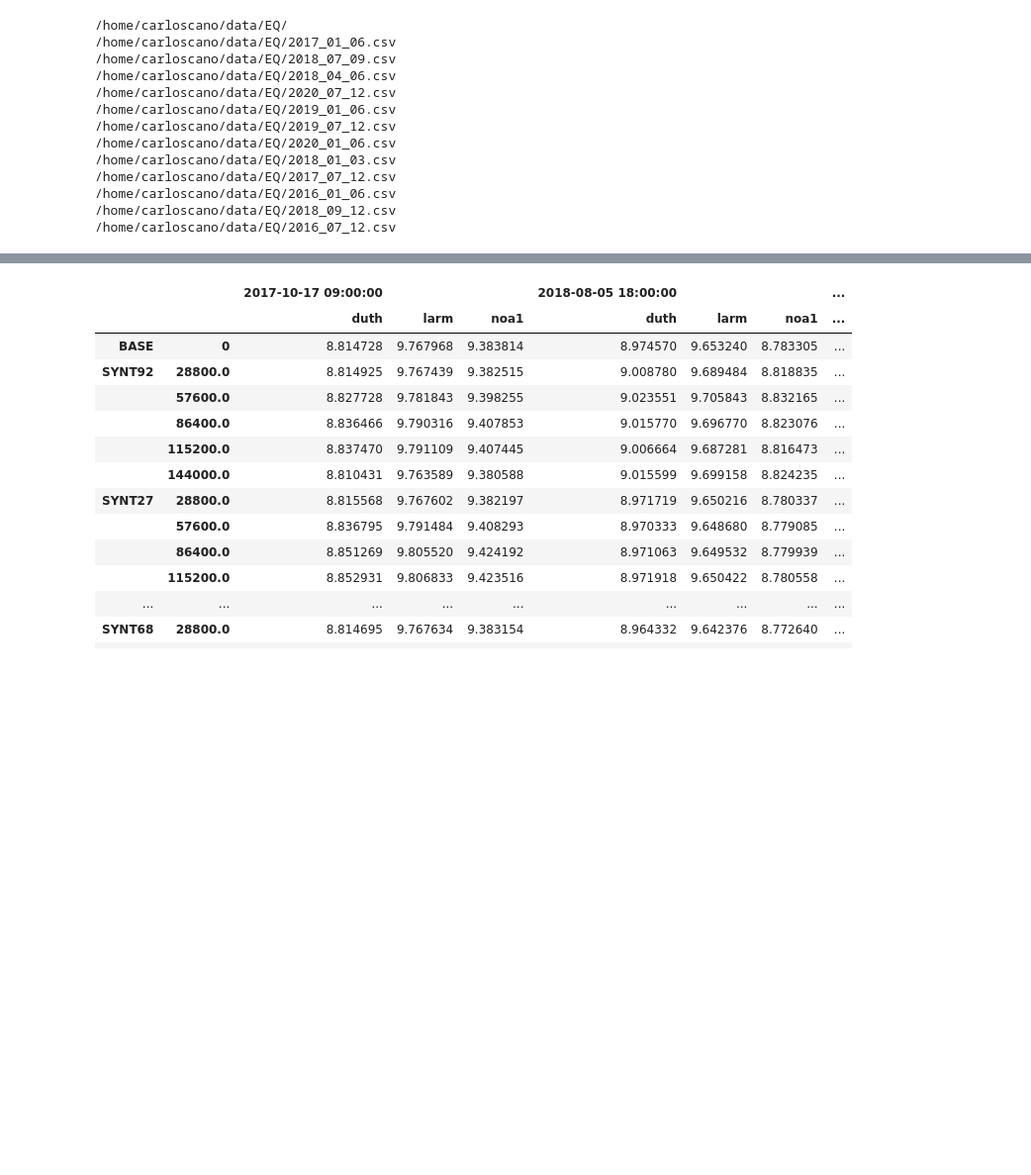
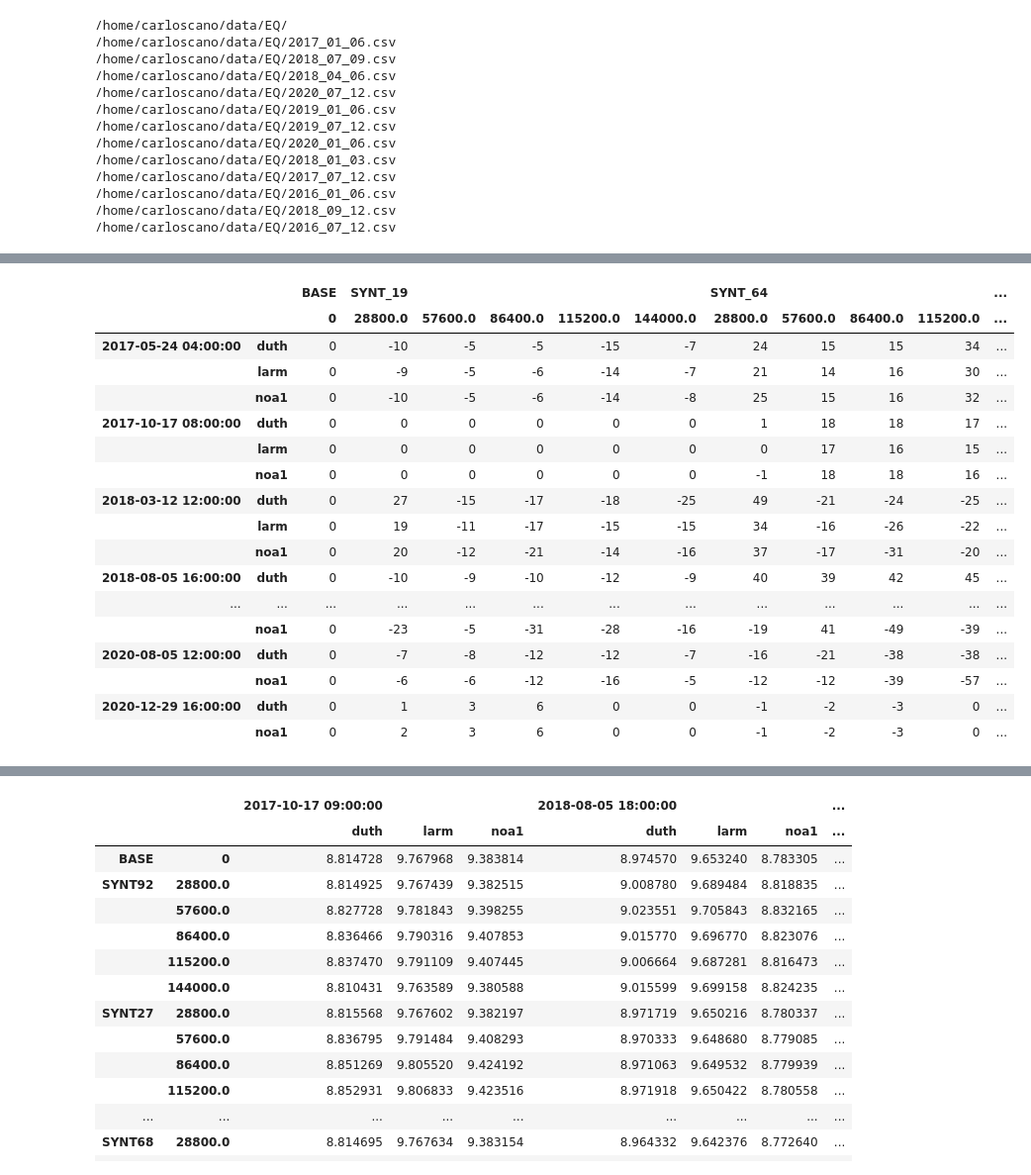
Before and after one commit to carloscanodomingo/NeuralProphetEQ, a Jupyter notebook: testing_EQ.ipynb, the cells around one changed output, grey strips where cells are left out. Shown at 99% size. Saved outputs shown, nothing was run; the diff lists cells and outputs as text; code cells hidden in the pictures; blank space fills up the shorter version.

```diff
--- a/testing_EQ.ipynb
+++ b/testing_EQ.ipynb
@@ -144,3 +175,3 @@ config_events = ConfigEQ(**ConfigEQ_d)
 # %%
-NPw_o = NPw(config_npw, df_regressor, config_events, df_events)
+NPw_o = NPw(config_npw, df_regressor, config_events, df_events, synthetic_events)
 # %% [output]
@@ -170,2 +205,2 @@ feather.write_feather(NPw_o.get_results(), 'test')
 # %%
-type(NPw_o.get_results()
+df, df_MAE = NPw_o.get_results()
@@ -173,0 +218,25 @@ pandas.core.frame.DataFrame
+# %%
+df_scale = df.apply(lambda x: ((x -x[0])/x[0]), axis = 1)
+# %%
+df_scale = ((df_scale / df_scale.abs().max().max()) *100).astype(int)
+# %%
+NPw.print_df(df_scale)
+# %% [output]
+|  |  | BASE | SYNT_19 |  |  |  |  | SYNT_64 |  |  |  | ... |
+|  |  | 0 | 28800.0 | 57600.0 | 86400.0 | 115200.0 | 144000.0 | 28800.0 | 57600.0 | 86400.0 | 115200.0 | ... |
+| 2017-05-24 04:00:00 | duth | 0 | -10 | -5 | -5 | -15 | -7 | 24 | 15 | 15 | 34 | ... |
+|  | larm | 0 | -9 | -5 | -6 | -14 | -7 | 21 | 14 | 16 | 30 | ... |
+|  | noa1 | 0 | -10 | -5 | -6 | -14 | -8 | 25 | 15 | 16 | 32 | ... |
+| 2017-10-17 08:00:00 | duth | 0 | 0 | 0 | 0 | 0 | 0 | 1 | 18 | 18 | 17 | ... |
+|  | larm | 0 | 0 | 0 | 0 | 0 | 0 | 0 | 17 | 16 | 15 | ... |
+|  | noa1 | 0 | 0 | 0 | 0 | 0 | 0 | -1 | 18 | 18 | 16 | ... |
+| 2018-03-12 12:00:00 | duth | 0 | 27 | -15 | -17 | -18 | -25 | 49 | -21 | -24 | -25 | ... |
+|  | larm | 0 | 19 | -11 | -17 | -15 | -15 | 34 | -16 | -26 | -22 | ... |
+|  | noa1 | 0 | 20 | -12 | -21 | -14 | -16 | 37 | -17 | -31 | -20 | ... |
+| 2018-08-05 16:00:00 | duth | 0 | -10 | -9 | -10 | -12 | -9 | 40 | 39 | 42 | 45 | ... |
+| ... | ... | ... | ... | ... | ... | ... | ... | ... | ... | ... | ... | ... |
+|  | noa1 | 0 | -23 | -5 | -31 | -28 | -16 | -19 | 41 | -49 | -39 | ... |
+| 2020-08-05 12:00:00 | duth | 0 | -7 | -8 | -12 | -12 | -7 | -16 | -21 | -38 | -38 | ... |
+|  | noa1 | 0 | -6 | -6 | -12 | -16 | -5 | -12 | -12 | -39 | -57 | ... |
+| 2020-12-29 16:00:00 | duth | 0 | 1 | 3 | 6 | 0 | 0 | -1 | -2 | -3 | 0 | ... |
+|  | noa1 | 0 | 2 | 3 | 6 | 0 | 0 | -1 | -2 | -3 | 0 | ... |
```
Also changed, not shown: parts of 13 cells of this notebook, 4 other files.
